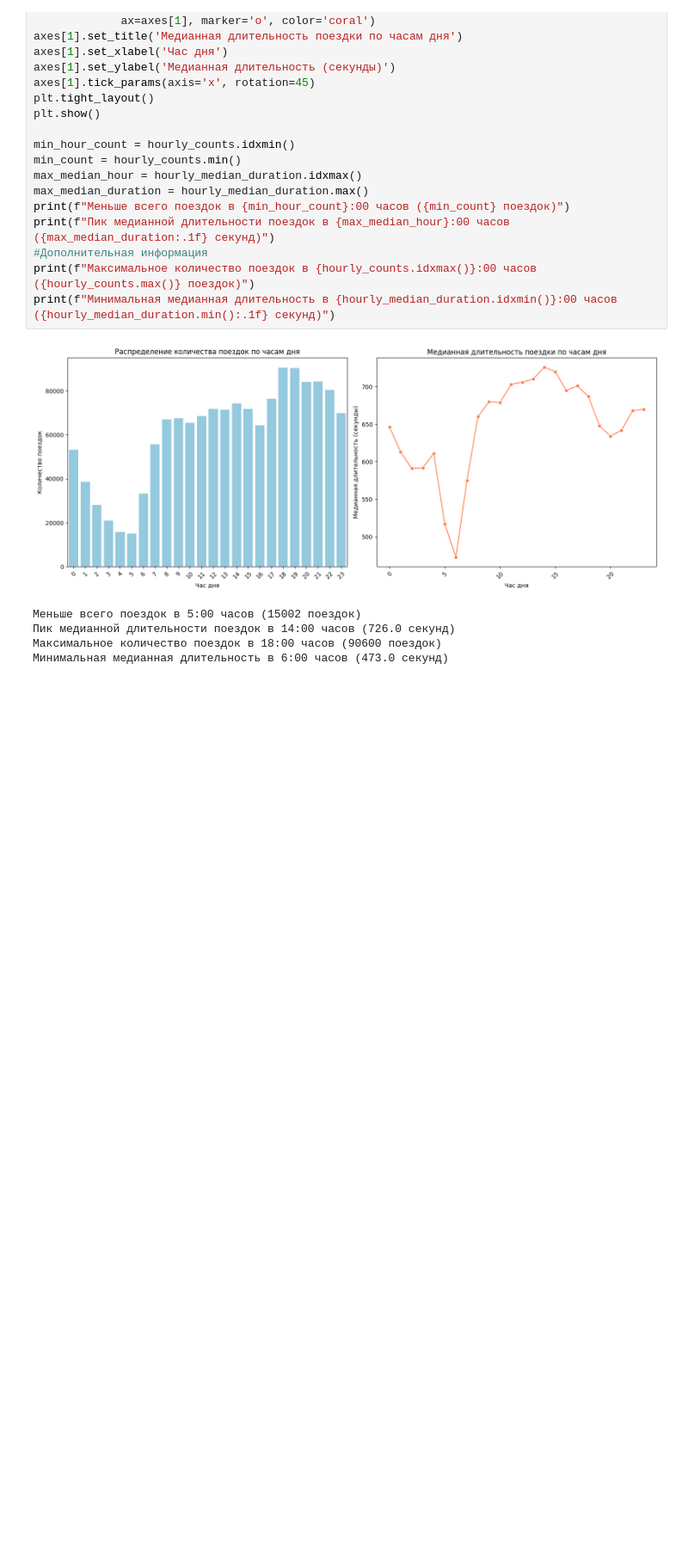
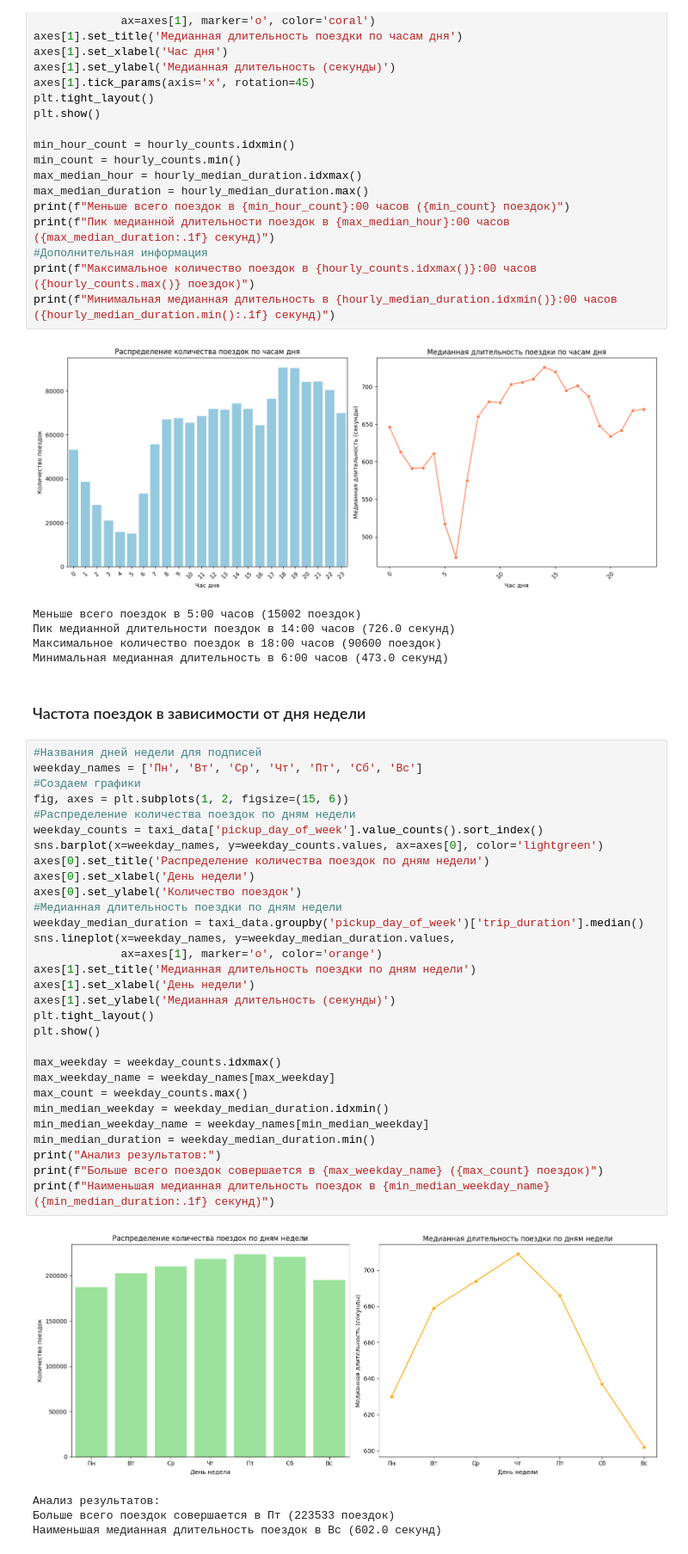
Before and after one commit to UlyanaGru/duration_taxiride, a Jupyter notebook: duration_taxiride.ipynb, the cells around one changed output. Shown: that part at 86% size. Drawn from its saved outputs; the diff is of its cells as text; blank space fills up the shorter version.

Commit message:
frequency of trips depends on the day

```diff
--- a/duration_taxiride.ipynb
+++ b/duration_taxiride.ipynb
@@ -631,3 +631,40 @@ print(f"Минимальная медианная длительность в {h
 Пик медианной длительности поездок в 14:00 часов (726.0 секунд)
 Максимальное количество поездок в 18:00 часов (90600 поездок)
 Минимальная медианная длительность в 6:00 часов (473.0 секунд)
+# %% [markdown]
+### Частота поездок в зависимости от дня недели
+# %%
+#Названия дней недели для подписей
+weekday_names = ['Пн', 'Вт', 'Ср', 'Чт', 'Пт', 'Сб', 'Вс']
+#Создаем графики
+fig, axes = plt.subplots(1, 2, figsize=(15, 6))
+#Распределение количества поездок по дням недели
+weekday_counts = taxi_data['pickup_day_of_week'].value_counts().sort_index()
+sns.barplot(x=weekday_names, y=weekday_counts.values, ax=axes[0], color='lightgreen')
+axes[0].set_title('Распределение количества поездок по дням недели')
+axes[0].set_xlabel('День недели')
+axes[0].set_ylabel('Количество поездок')
+#Медианная длительность поездки по дням недели
+weekday_median_duration = taxi_data.groupby('pickup_day_of_week')['trip_duration'].median()
+sns.lineplot(x=weekday_names, y=weekday_median_duration.values,
+             ax=axes[1], marker='o', color='orange')
+axes[1].set_title('Медианная длительность поездки по дням недели')
+axes[1].set_xlabel('День недели')
+axes[1].set_ylabel('Медианная длительность (секунды)')
+plt.tight_layout()
+plt.show()
+
+max_weekday = weekday_counts.idxmax()
+max_weekday_name = weekday_names[max_weekday]
+max_count = weekday_counts.max()
+min_median_weekday = weekday_median_duration.idxmin()
+min_median_weekday_name = weekday_names[min_median_weekday]
+min_median_duration = weekday_median_duration.min()
+print("Анализ результатов:")
+print(f"Больше всего поездок совершается в {max_weekday_name} ({max_count} поездок)")
+print(f"Наименьшая медианная длительность поездок в {min_median_weekday_name} ({min_median_duration:.1f} секунд)")
+# %% [output]
+[figure, added]
+Анализ результатов:
+Больше всего поездок совершается в Пт (223533 поездок)
+Наименьшая медианная длительность поездок в Вс (602.0 секунд)
```
